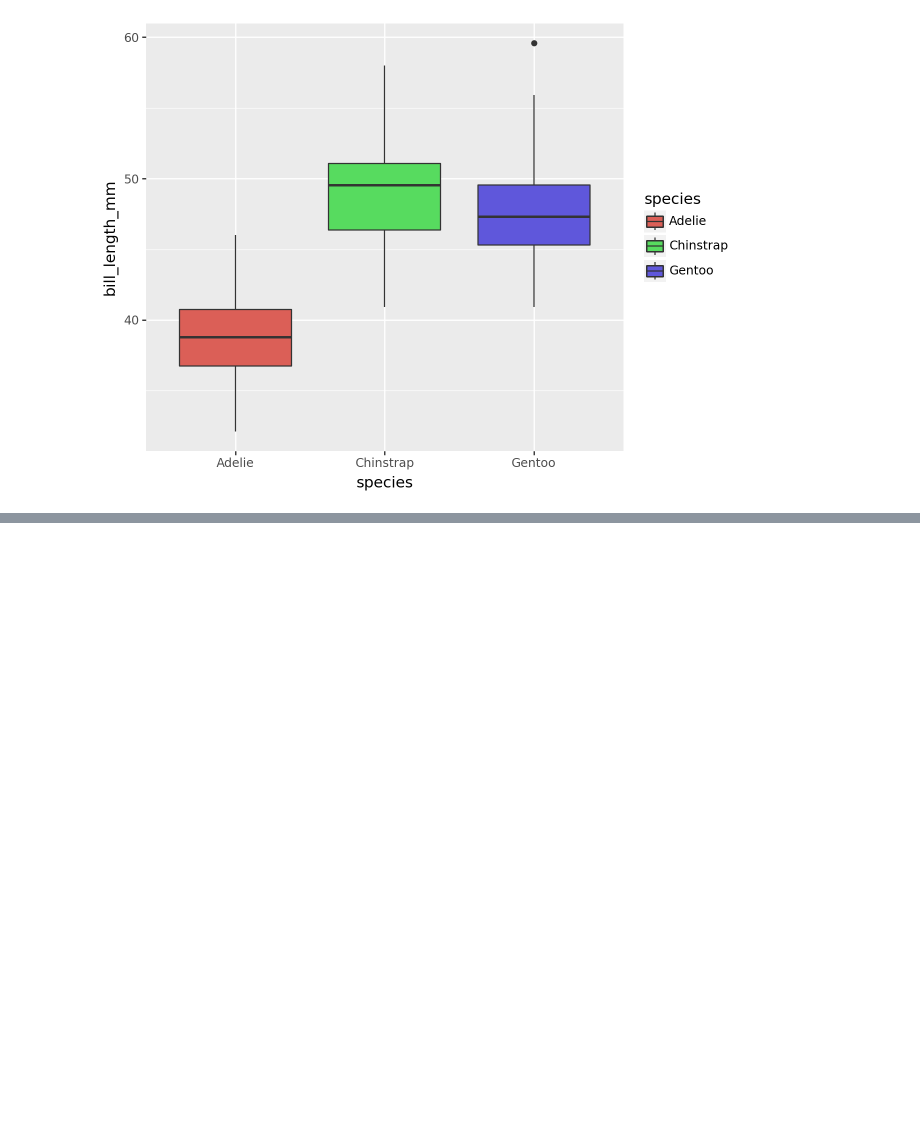
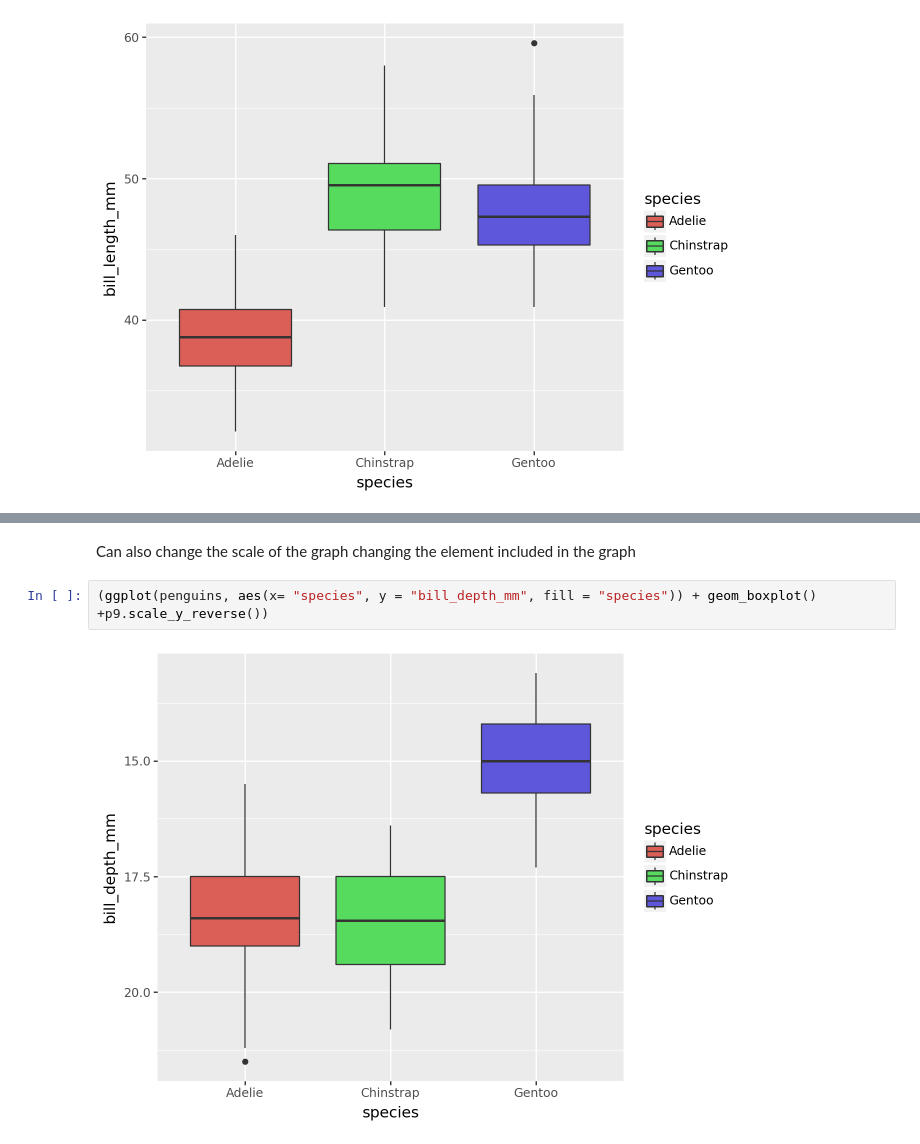
Before and after one commit to davisbove/GSB_544, a Jupyter notebook: chapter_3.ipynb, the cells around one changed output, grey strips where cells are left out. Saved outputs shown, nothing was run; the diff lists cells and outputs as text; blank space fills up the shorter version.

```diff
--- a/chapter_3.ipynb
+++ b/chapter_3.ipynb
@@ -52,0 +69,8 @@ penguins = load_penguins()
+# %% [markdown]
+Can also change the scale of the graph
+  changing the element included in the graph
+# %%
+(ggplot(penguins, aes(x= "species", y = "bill_depth_mm", fill = "species")) + geom_boxplot()
++p9.scale_y_reverse())
+# %% [output]
+[figure, added]
```
Also changed, not shown: parts of 5 cells of this notebook.
